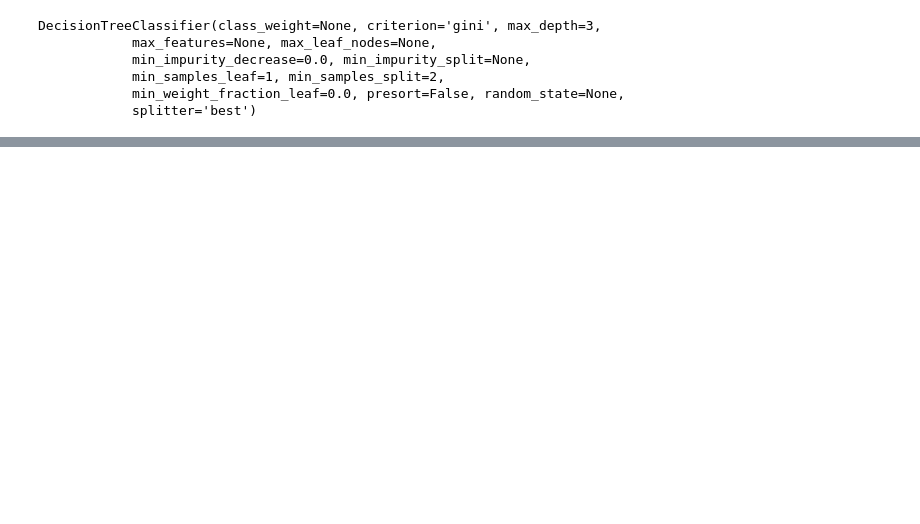
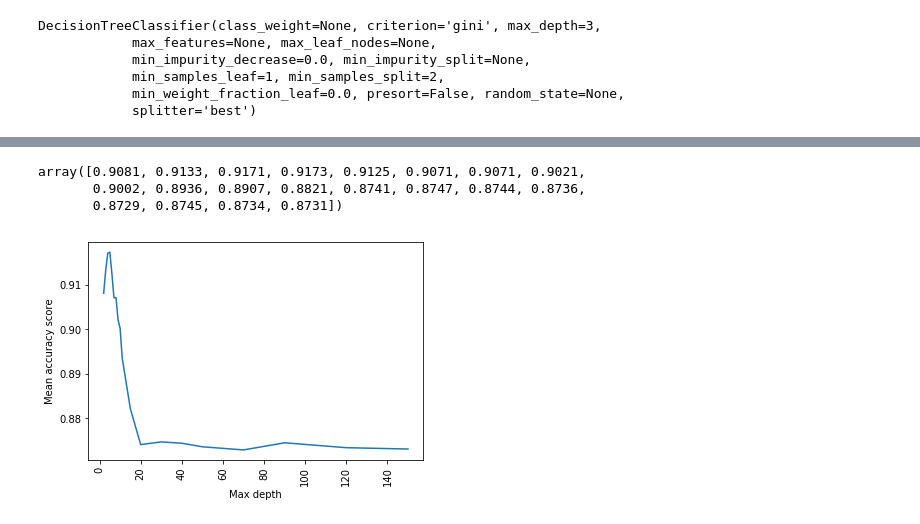
Before and after one commit to Eldar7/shift, a Jupyter notebook: HeightWeight.ipynb, the cells around one changed output, grey strips where cells are left out. Cells and saved outputs as stored; diff of their text form; code cells hidden in the pictures; blank space fills up the shorter version.

```diff
--- a/HeightWeight.ipynb
+++ b/HeightWeight.ipynb
@@ -184,0 +391,7 @@ df[['Gender','Height (cm)']].head(2)
+# %%
+from sklearn.model_selection import GridSearchCV
+
+tree_para = {'max_depth':[2,3,4,5,6,7,8,9,10,11,12,15,20,30,40,50,70,90,120,150]}
+tree_grid = GridSearchCV(DecisionTreeClassifier(), tree_para, cv=5)
+# %%
+tree_grid.fit(df.iloc[:,1:3], df.Gender)
@@ -184,0 +410,14 @@ df[['Gender','Height (cm)']].head(2)
+# %%
+tree_grid.cv_results_['mean_test_score']
+# %% [output]
+array([0.9081, 0.9133, 0.9171, 0.9173, 0.9125, 0.9071, 0.9071, 0.9021,
+       0.9002, 0.8936, 0.8907, 0.8821, 0.8741, 0.8747, 0.8744, 0.8736,
+       0.8729, 0.8745, 0.8734, 0.8731])
+# %%
+plt.plot([x['max_depth'] for x in tree_grid.cv_results_['params']],
+         tree_grid.cv_results_['mean_test_score'])
+plt.xlabel('Max depth')
+plt.ylabel('Mean accuracy score')
+plt.xticks(rotation='vertical');
+# %% [output]
+[figure, added]
```
Also changed, not shown: parts of 65 cells of this notebook, 6 other files.
